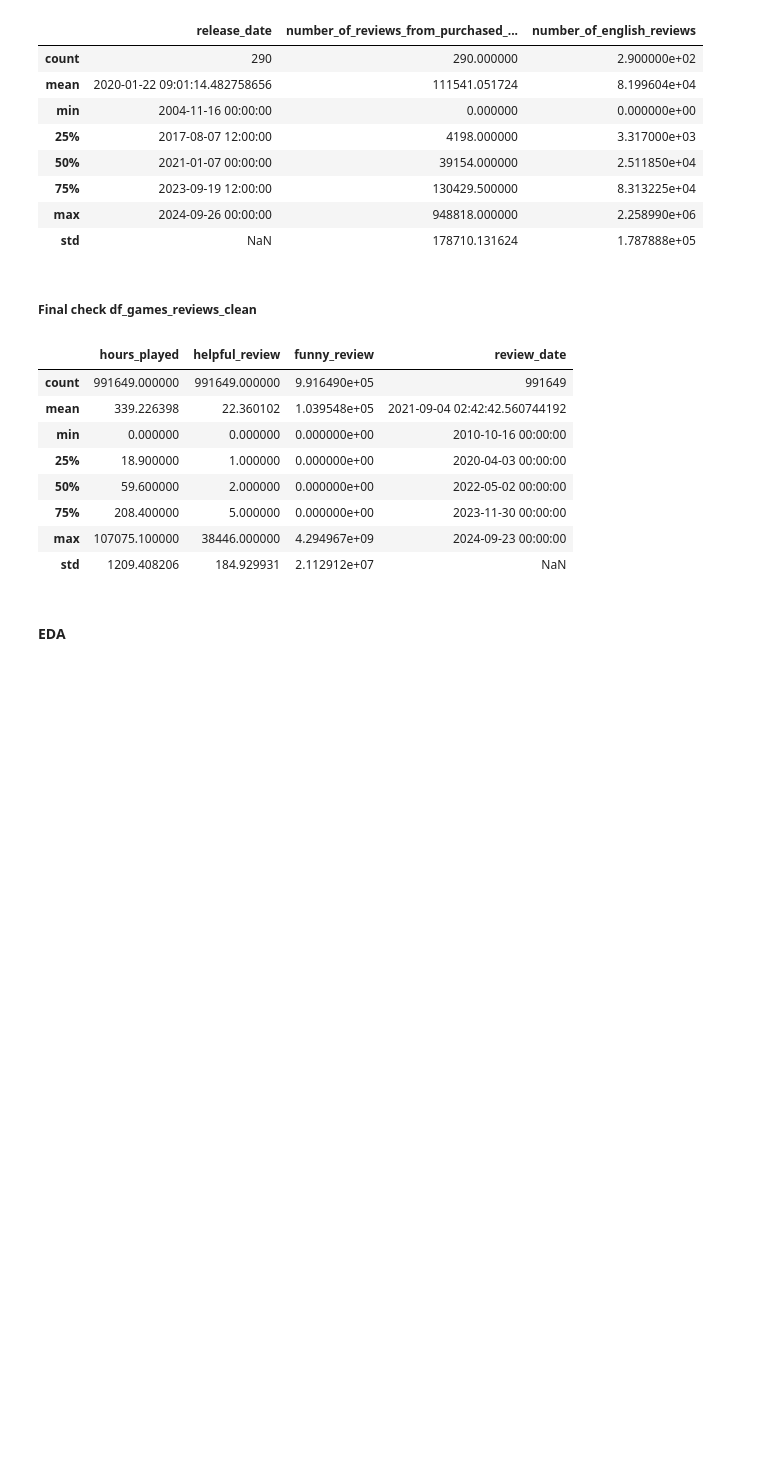
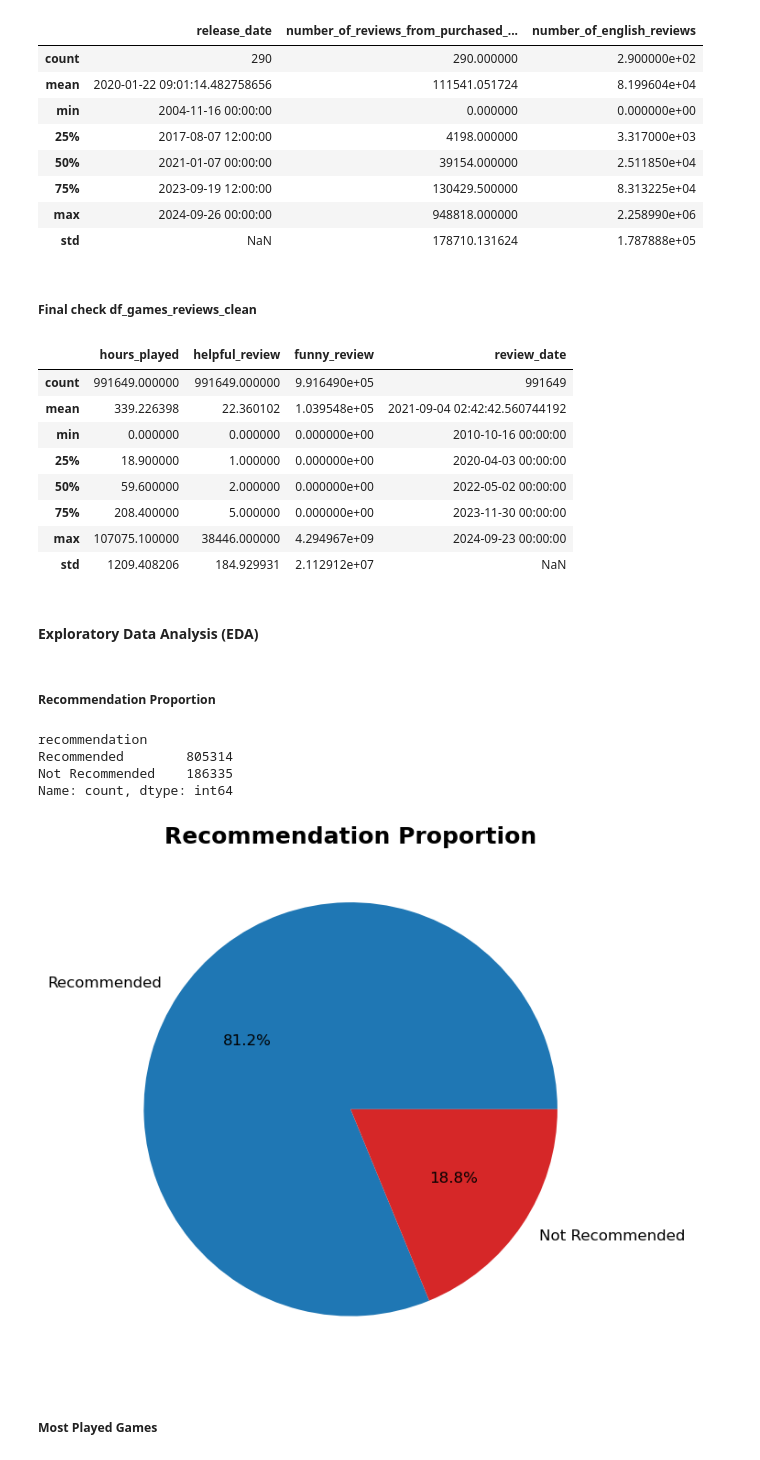
Before and after one commit to riowinarno/steam-games-reviews-and-rankings, a Jupyter notebook: notebook.ipynb, the cells around one changed output. Drawn from its saved outputs; the diff is of its cells as text; code cells hidden in the pictures; blank space fills up the shorter version.

```diff
--- a/notebook.ipynb
+++ b/notebook.ipynb
@@ -506,4 +528,31 @@ df_games_reviews_clean.describe()
 | max | 107075.100000 | 38446.000000 | 4.294967e+09 | 2024-09-23 00:00:00 |
 | std | 1209.408206 | 184.929931 | 2.112912e+07 | NaN |
 # %% [markdown]
-#### <b>EDA</b>
+#### <b>Exploratory Data Analysis (EDA)</b>
+# %% [markdown]
+##### <b>Recommendation Proportion</b>
+# %%
+recommendation_proportion = df_games_reviews_clean['recommendation'].value_counts()
+recommendation_proportion
+# %% [output]
+recommendation
+Recommended        805314
+Not Recommended    186335
+Name: count, dtype: int64
+# %%
+fig, ax = plt.subplots(figsize=(8, 6), layout='constrained')
+
+plt.pie(
+    x=recommendation_proportion,
+    labels=recommendation_proportion.index,
+    autopct='%.1f%%',
+    colors=['#1f77b4', '#d62728'],
+    textprops={'fontsize': 12}
+)
+
+plt.title('Recommendation Proportion', fontweight='bold', fontsize=18)
+plt.show()
+# %% [output]
+[figure, added]
+# %% [markdown]
+##### <b>Most Played Games</b>
```
Also changed, not shown: parts of 27 cells of this notebook.
